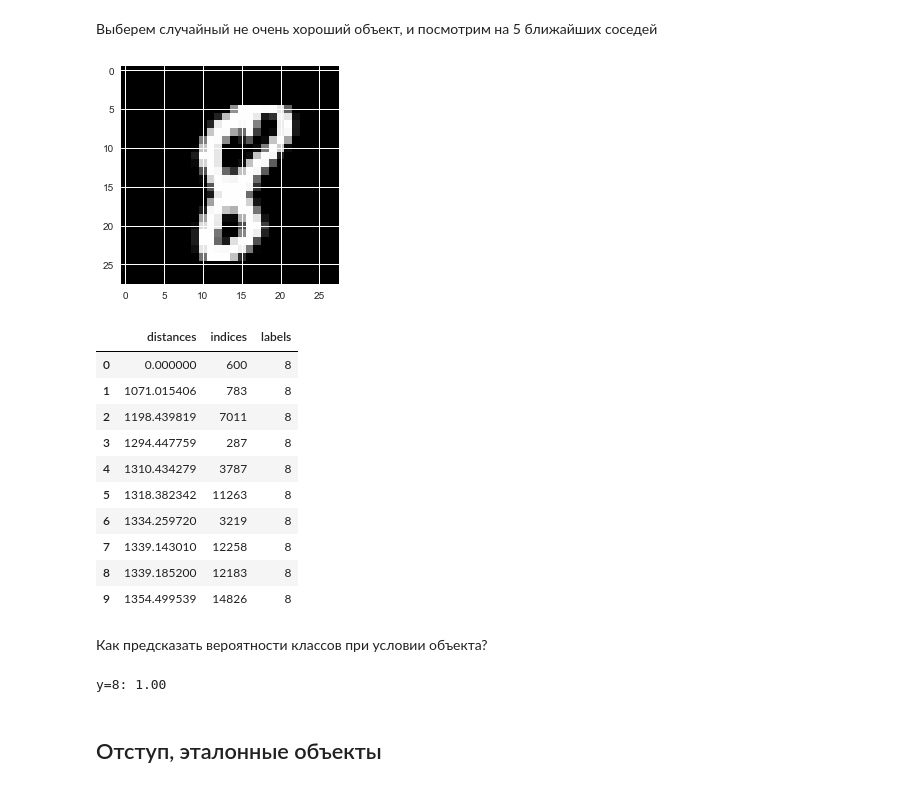
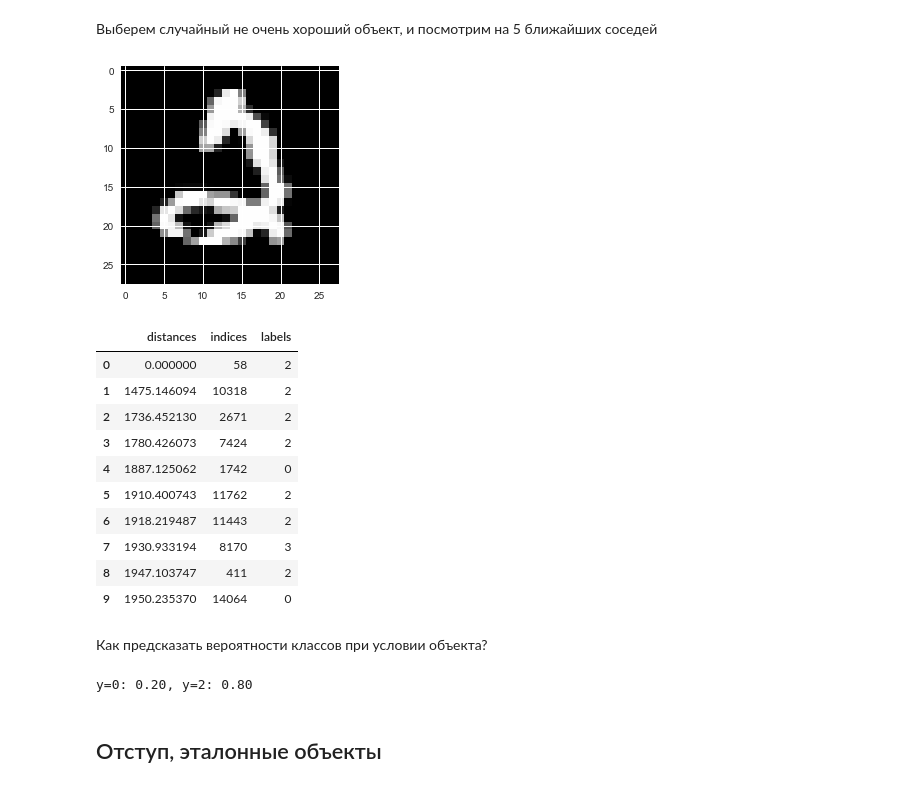
Before and after one commit to ml-mipt/ml-mipt-part1, a Jupyter notebook: 2018/seminars/1_simple_algorithms/seminar_01.ipynb, the cells around one changed output. Saved outputs shown, nothing was run; the diff lists cells and outputs as text; code cells hidden in the pictures.

```diff
--- a/2018/seminars/1_simple_algorithms/seminar_01.ipynb
+++ b/2018/seminars/1_simple_algorithms/seminar_01.ipynb
@@ -114,32 +115,32 @@ def get_neighbors(example_img, X_minus_example, Y_minus_example, estimator):
 # %% [markdown]
 Выберем случайный не очень хороший объект, и посмотрим на 5 ближайших соседей
 # %%
-example_id = 600
+example_id = 58
 plot_image(example_id)
 # %% [output]
-[figure, old version]
+[figure, new version]
 # %%
 estimator = KNeighborsClassifier().fit(X_train, Y_train)
 get_neighbors(X_train[example_id], X_train, Y_train, estimator)
 # %% [output]
 |  | distances | indices | labels |
-| 0 | 0.000000 | 600 | 8 |
-| 1 | 1071.015406 | 783 | 8 |
-| 2 | 1198.439819 | 7011 | 8 |
-| 3 | 1294.447759 | 287 | 8 |
-| 4 | 1310.434279 | 3787 | 8 |
-| 5 | 1318.382342 | 11263 | 8 |
-| 6 | 1334.259720 | 3219 | 8 |
-| 7 | 1339.143010 | 12258 | 8 |
-| 8 | 1339.185200 | 12183 | 8 |
-| 9 | 1354.499539 | 14826 | 8 |
+| 0 | 0.000000 | 58 | 2 |
+| 1 | 1475.146094 | 10318 | 2 |
+| 2 | 1736.452130 | 2671 | 2 |
+| 3 | 1780.426073 | 7424 | 2 |
+| 4 | 1887.125062 | 1742 | 0 |
+| 5 | 1910.400743 | 11762 | 2 |
+| 6 | 1918.219487 | 11443 | 2 |
+| 7 | 1930.933194 | 8170 | 3 |
+| 8 | 1947.103747 | 411 | 2 |
+| 9 | 1950.235370 | 14064 | 0 |
 # %% [markdown]
 Как предсказать вероятности классов при условии объекта?
 # %%
 prediction = estimator.predict_proba(X_train[example_id].reshape(1,-1))
 print (', '.join('y=%s: %.2f' % e for e in enumerate(prediction[0]) if e[1] != 0))
 # %% [output]
-y=8: 1.00
+y=0: 0.20, y=2: 0.80
 # %% [markdown]
 ## Отступ, эталонные объекты
 # %% [markdown]
```
Also changed, not shown: parts of 58 cells of this notebook.
